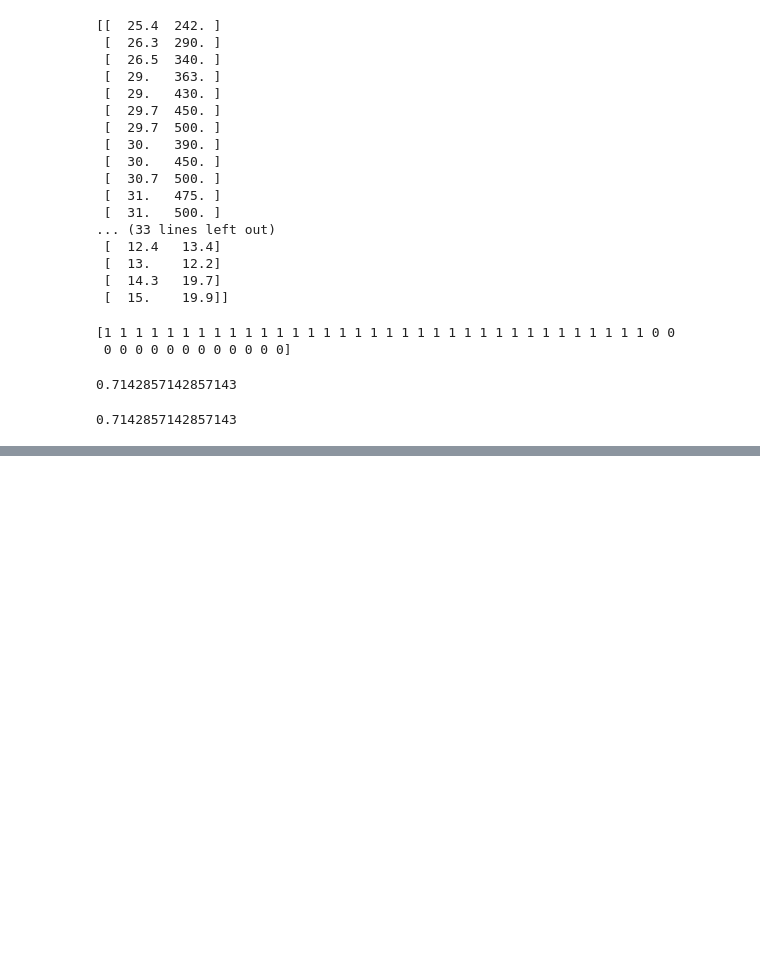
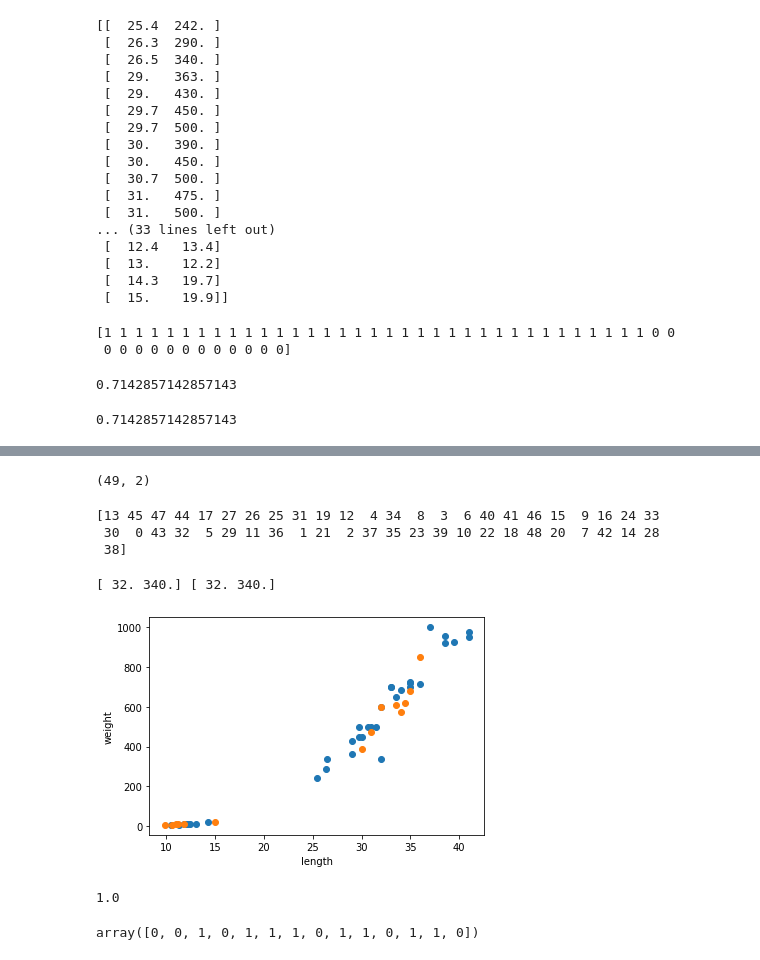
Before and after one commit to seohyeon-jeong/basic_machinelearning, a Jupyter notebook: SMD_BreamAndSmelt.ipynb, the cells around one changed output, grey strips where cells are left out. Saved outputs shown, nothing was run; the diff lists cells and outputs as text; code cells hidden in the pictures; blank space fills up the shorter version.

```diff
--- a/SMD_BreamAndSmelt.ipynb
+++ b/SMD_BreamAndSmelt.ipynb
@@ -120,0 +155,3 @@ print(35/49)
+# %%
+fish_data = [[l, w] for l, w in zip(fish_length, fish_weight)] # 샘플sample
+fish_target = [1]*35 + [0]*14
@@ -120,0 +175,7 @@ print(35/49)
+# %%
+import numpy as np
+
+input_arr = np.array(fish_data) # input_arr에 input data(fish_data~length, weight)를 넣는다
+target_arr = np.array(fish_target) # target_arr에 target data(fish_target)를 넣는다
+
+print(input_arr)
@@ -120,0 +200,67 @@ print(35/49)
+# %%
+# np.shape : sample의 수, 특성 수 출력
+print(input_arr.shape)
+# %% [output]
+(49, 2)
+# %%
+# 랜덤하게 데이터를 고르는데, input_arr와 target_arr가 같은 위치에서 함께 선택되게끔 해야 한다
+# -> 인덱스를 섞은 후, input_arr와 target_arr에서 샘플 선택
+
+# np.random.seed(숫자) : np를 랜덤하게 만드는데 seed를 지정
+np.random.seed(42)
+
+# np.range(N) : 0부터 N-1까지 1씩 증가하는 넘파이 배열을 할당
+index = np.arange(49)
+
+# np.random.shuffle() : # random하게 index라는 이름의 배열 안의 값을 섞는다
+np.random.shuffle(index)
+
+print(index)
+# %% [output]
+[13 45 47 44 17 27 26 25 31 19 12  4 34  8  3  6 40 41 46 15  9 16 24 33
+ 30  0 43 32  5 29 11 36  1 21  2 37 35 23 39 10 22 18 48 20  7 42 14 28
+ 38]
+# %%
+# 배열인덱싱array indexing : 1개의 인덱스가 아닌 여러 개의 인덱스로 한 번에 여러 개의 원소 선택
+
+# 랜덤하게 섞인 인덱스를 사용해 훈련 세트와 테스트 세트로 나누기
+train_input = input_arr[index[:35]]
+train_target = target_arr[index[:35]]
+
+test_input = input_arr[index[35:]]
+test_target = target_arr[index[35:]]
+# %%
+# 기존의 입력데이터를 값을 순서대로 넣은 input_array에서 [13]번째 값 = input_arr에서 셔플한 인덱스를 할당한 train_input의 [0]번째 값
+print(input_arr[13], train_input[0])
+# %% [output]
+[ 32. 340.] [ 32. 340.]
+# %%
+import matplotlib.pyplot as plt
+
+# 2차원 배열은 행과 열 인덱스를 콤마(,)로 나누어 지정합니다. 슬라이싱 연산자로 처음부터 마지막 원소까지 모두 선태하는 경우 시작과 종료 인덱스를 모두 생략할 수 있습니다.”
+# 2차원 배열은 행과 열의 인덱스를 따로 지정해야 합니다. 이 때 콤마를 사용하여 구분합니다.
+# 또 슬라이싱 연산자를 사용할 때 맨 처음 인덱스와 마지막 인덱스를 지칭할 때는 생략할 수 있습니다. 따라서 그냥 : 만 사용하면 모든 인덱스를 선택하는 셈이고 train_input[:, 0]은 모든 행의 첫 번째 열을 선택하게 됩니다!
+
+plt.scatter(train_input[:,0],train_input[:,1]) # train_input[:,0] -> 2차원 넘파이에서 axis0의 값은 전부 axis1에서는 0번째 인덱스의 값만 가져오겠다.
+plt.scatter(test_input[:,0], test_input[:,1])
+plt.xlabel('length')
+plt.ylabel('weight')
+plt.show()
+# %% [output]
+[figure, added]
+# %%
+from sklearn.neighbors import KNeighborsClassifier
+kn = KNeighborsClassifier()
+
+# 모델 훈련
+kn = kn.fit(train_input, train_target)
+
+# 모델 테스트
+kn.score(test_input, test_target)
+# %% [output]
+1.0
+# %%
+# 예측 함수로 테스트 세트의 예측 결과과 실제 타깃 확인
+kn.predict(test_input) # predict() 메서드가 반환하는건 넘파이배열!, 사이킷런의 모델의 입력과 출력은 모두 넘파이배열
+# %% [output]
+array([0, 0, 1, 0, 1, 1, 1, 0, 1, 1, 0, 1, 1, 0])
```
Also changed, not shown: parts of 13 cells of this notebook.
